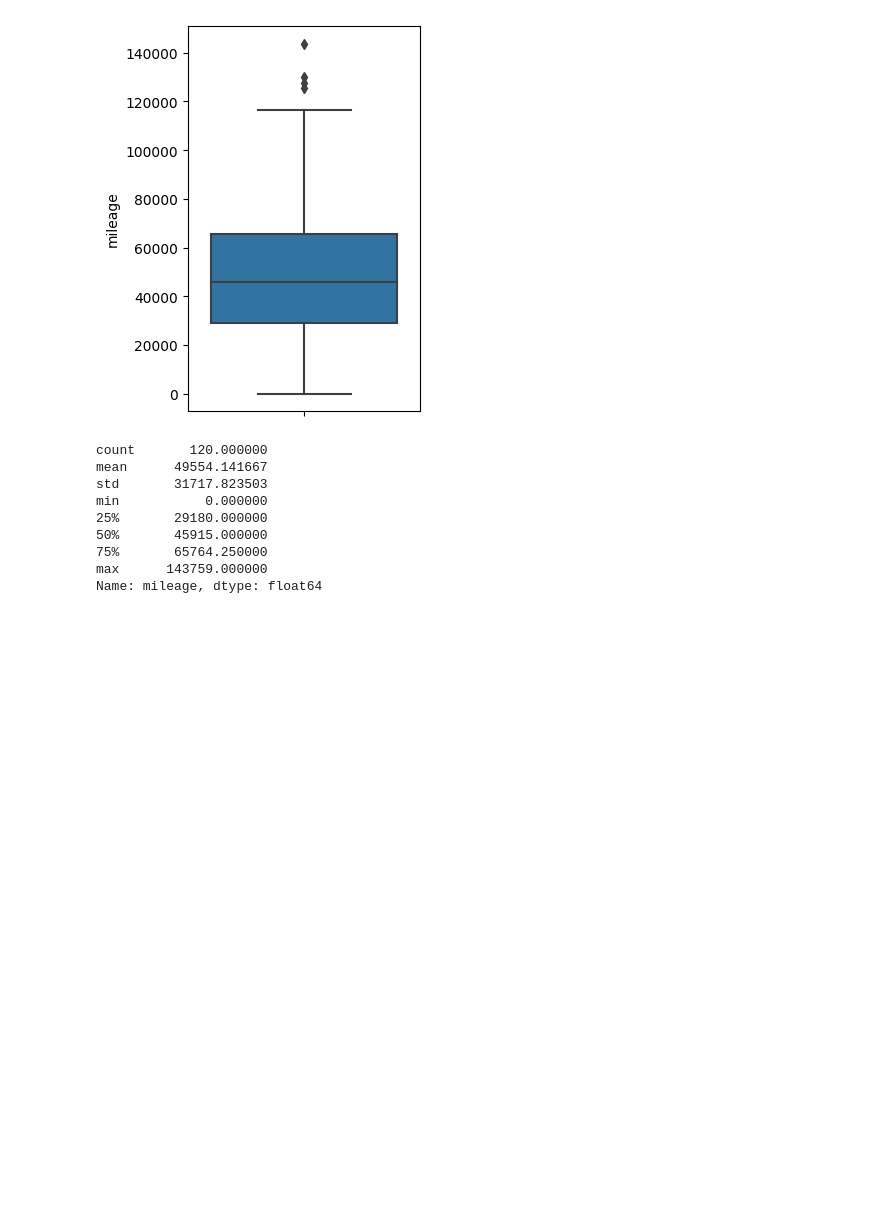
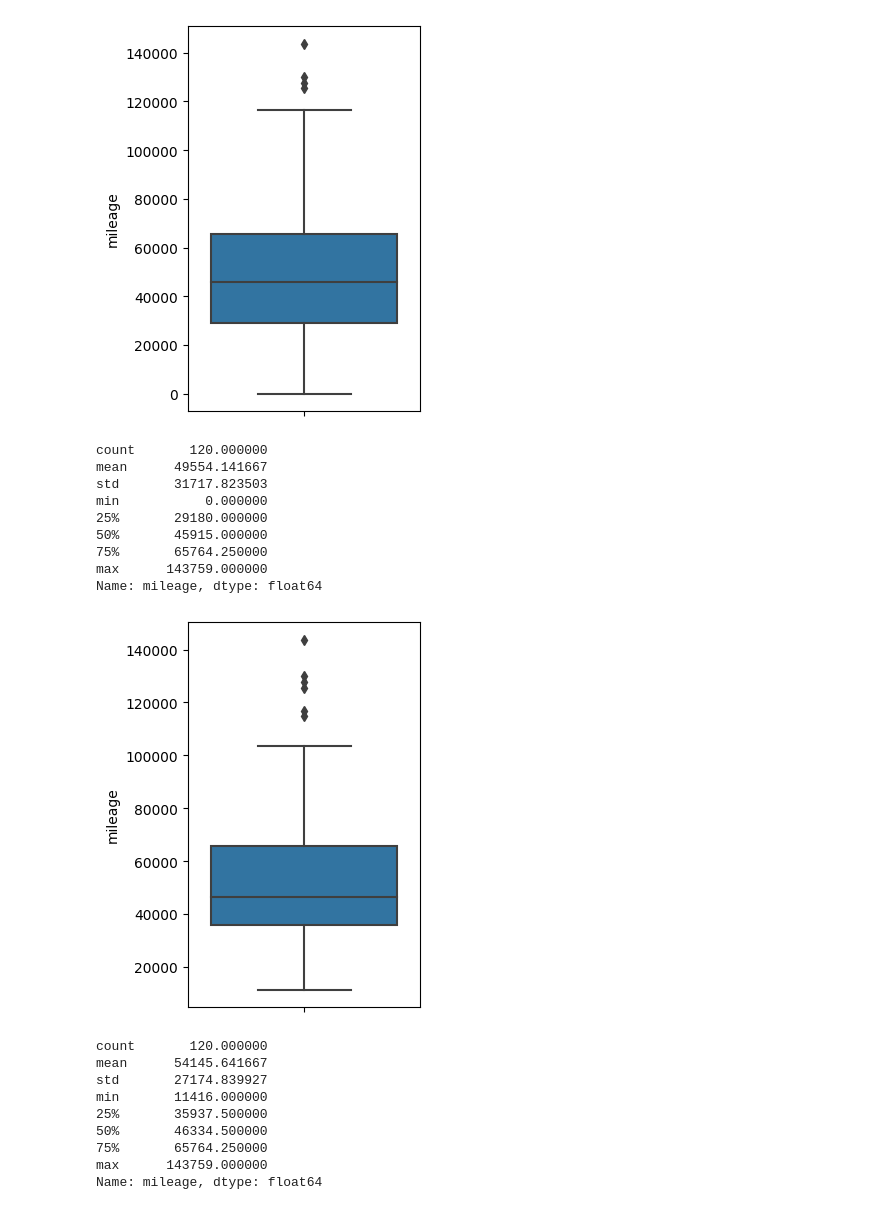
Before and after one commit to areg-hovakimyan/car-data, a Jupyter notebook: parsing_saled_car_data.ipynb, the cells around one changed output. Saved outputs shown, nothing was run; the diff lists cells and outputs as text; code cells hidden in the pictures; blank space fills up the shorter version.

```diff
--- a/parsing_saled_car_data.ipynb
+++ b/parsing_saled_car_data.ipynb
@@ -127,3 +128,21 @@ min           0.000000
 75%       65764.250000
 max      143759.000000
 Name: mileage, dtype: float64
+# %%
+df['mileage'] = df['mileage'].replace(0, df['mileage'].median())
+# %%
+plt.figure(figsize = (3, 5))
+sns.boxplot(df, y = 'mileage')
+plt.show()
+df['mileage'].describe()
+# %% [output]
+[figure, added]
+count       120.000000
+mean      54145.641667
+std       27174.839927
+min       11416.000000
+25%       35937.500000
+50%       46334.500000
+75%       65764.250000
+max      143759.000000
+Name: mileage, dtype: float64
```
Also changed, not shown: parts of 10 cells of this notebook.
